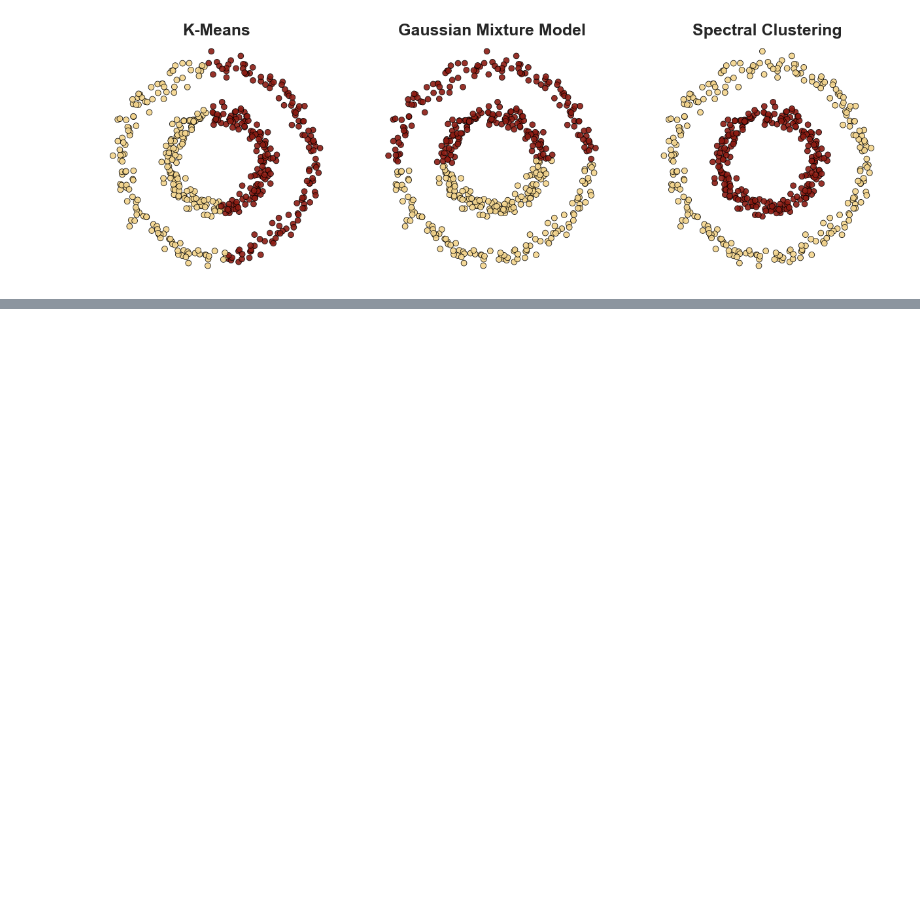
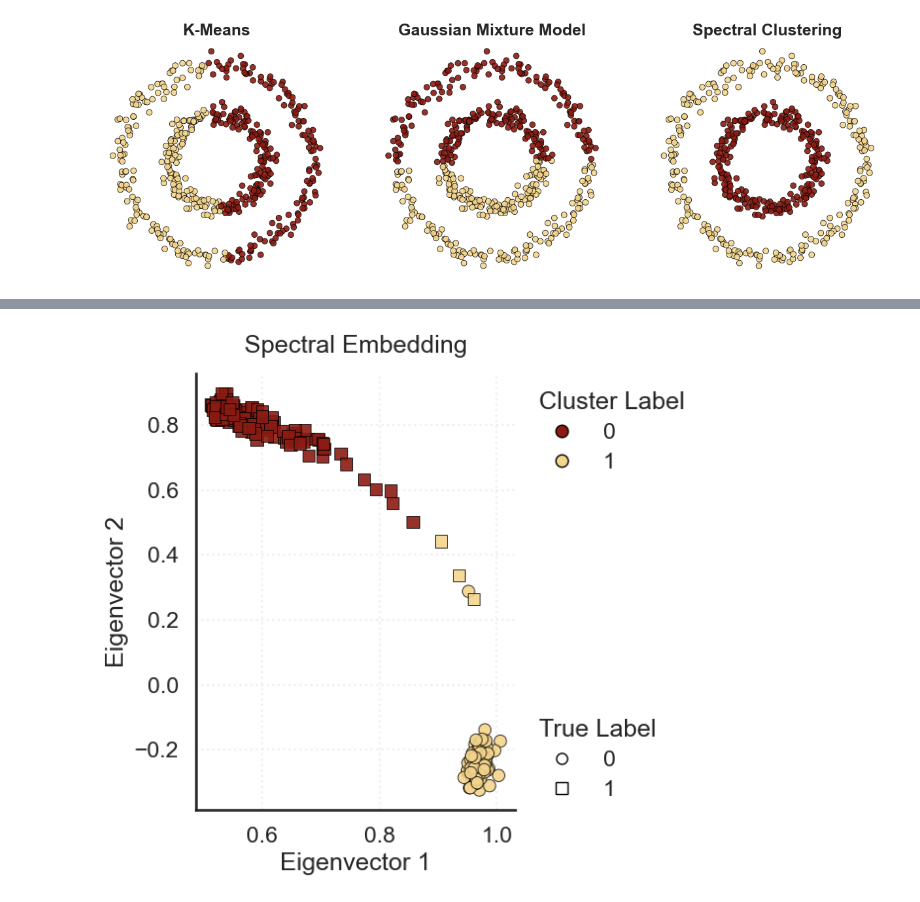
Before and after one commit to vladimirminaev/spectral_clustering, a Jupyter notebook: Notebooks/Vladimir/presentation.ipynb, the cells around one changed output, grey strips where cells are left out. Cells and saved outputs as stored; diff of their text form; code cells hidden in the pictures; blank space fills up the shorter version.

```diff
--- a/Notebooks/Vladimir/presentation.ipynb
+++ b/Notebooks/Vladimir/presentation.ipynb
@@ -276,0 +176,12 @@ plt.show()
+# %%
+row_norms = np.linalg.norm(spectral_clustering.eigenvectors, axis=1, keepdims=True)
+row_norms[row_norms == 0] = 1e-12
+# %%
+normalized_embedding = spectral_clustering.eigenvectors / row_norms
+plot_2d_spectral_embedding(
+    normalized_embedding,
+    true_labels=true_labels,
+    cluster_labels=spectral_clustering.labels,
+)
+# %% [output]
+[figure, added]
```
Also changed, not shown: parts of 20 cells of this notebook, 3 other files.
